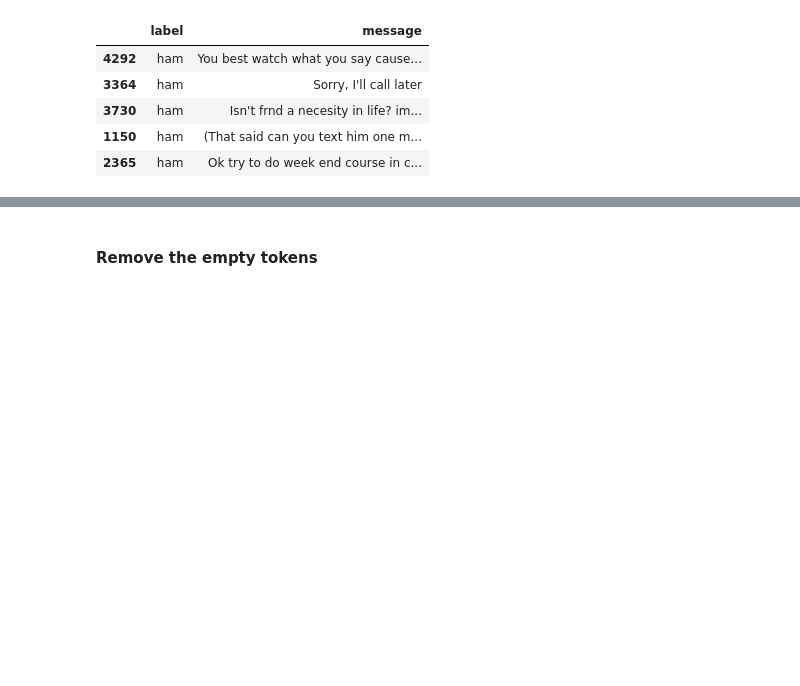
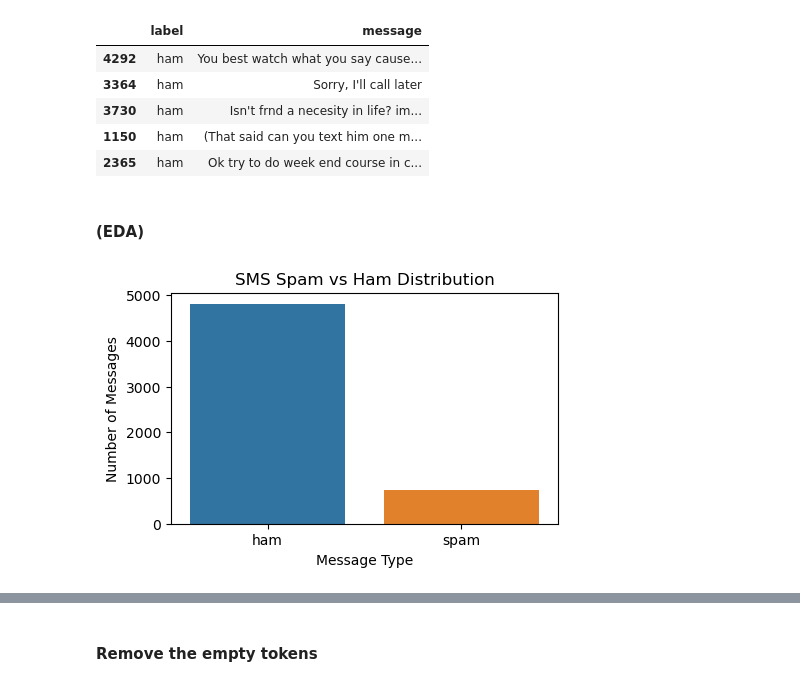
Before and after one commit to sudiptoshahin/sms_spam, a Jupyter notebook: spam_detection_v2.ipynb, the cells around one changed output, grey strips where cells are left out. Cells and saved outputs as stored; diff of their text form; code cells hidden in the pictures; blank space fills up the shorter version.

```diff
--- a/spam_detection_v2.ipynb
+++ b/spam_detection_v2.ipynb
@@ -50,25 +50,25 @@ from torch.nn.utils.rnn import (pack_padded_sequence, pad_packed_sequence)
 # %% [markdown]
 #### Preprocessing
 # %%
-DATAPATH = 'data/spam.csv'
+# DATAPATH = 'data/spam.csv'
 
-dataset_v1 = pd.read_csv(
-    DATAPATH,
-    header=0,
-    usecols=[0, 1],
-    names=["label", "message"],
-    encoding="utf-8",
-    encoding_errors="ignore"
-)
+# dataset_v1 = pd.read_csv(
+#     DATAPATH,
+#     header=0,
+#     usecols=[0, 1],
+#     names=["label", "message"],
+#     encoding="utf-8",
+#     encoding_errors="ignore"
+# )
 
-df = dataset_v1.copy()
-df = df.dropna(subset=["label", "message"]).copy()
-df["label"] = df["label"].astype(str).str.strip().str.lower()
-df["message"] = df["message"].astype(str)
+# df = dataset_v1.copy()
+# df = df.dropna(subset=["label", "message"]).copy()
+# df["label"] = df["label"].astype(str).str.strip().str.lower()
+# df["message"] = df["message"].astype(str)
 
-print(f"Messages: {len(df):,}")
-print("Label counts:", df["label"].value_counts().to_dict())
-df.sample(5)
+# print(f"Messages: {len(df):,}")
+# print("Label counts:", df["label"].value_counts().to_dict())
+# df.sample(5)
 # %% [output]
 Messages: 5,572
 Label counts: {'ham': 4825, 'spam': 747}
@@ -78,3 +78,16 @@ Label counts: {'ham': 4825, 'spam': 747}
 | 3730 | ham | Isn't frnd a necesity in life? im... |
 | 1150 | ham | (That said can you text him one m... |
 | 2365 | ham | Ok try to do week end course in c... |
+# %% [markdown]
+#### (EDA)
+# %%
+plt.figure(figsize=(5, 3))
+
+sns.countplot(data=df, x='label')
+plt.title('SMS Spam vs Ham Distribution')
+plt.xlabel('Message Type')
+plt.ylabel('Number of Messages')
+
+plt.show()
+# %% [output]
+[figure, added]
```
Also changed, not shown: parts of 14 cells of this notebook, 1 other file.
